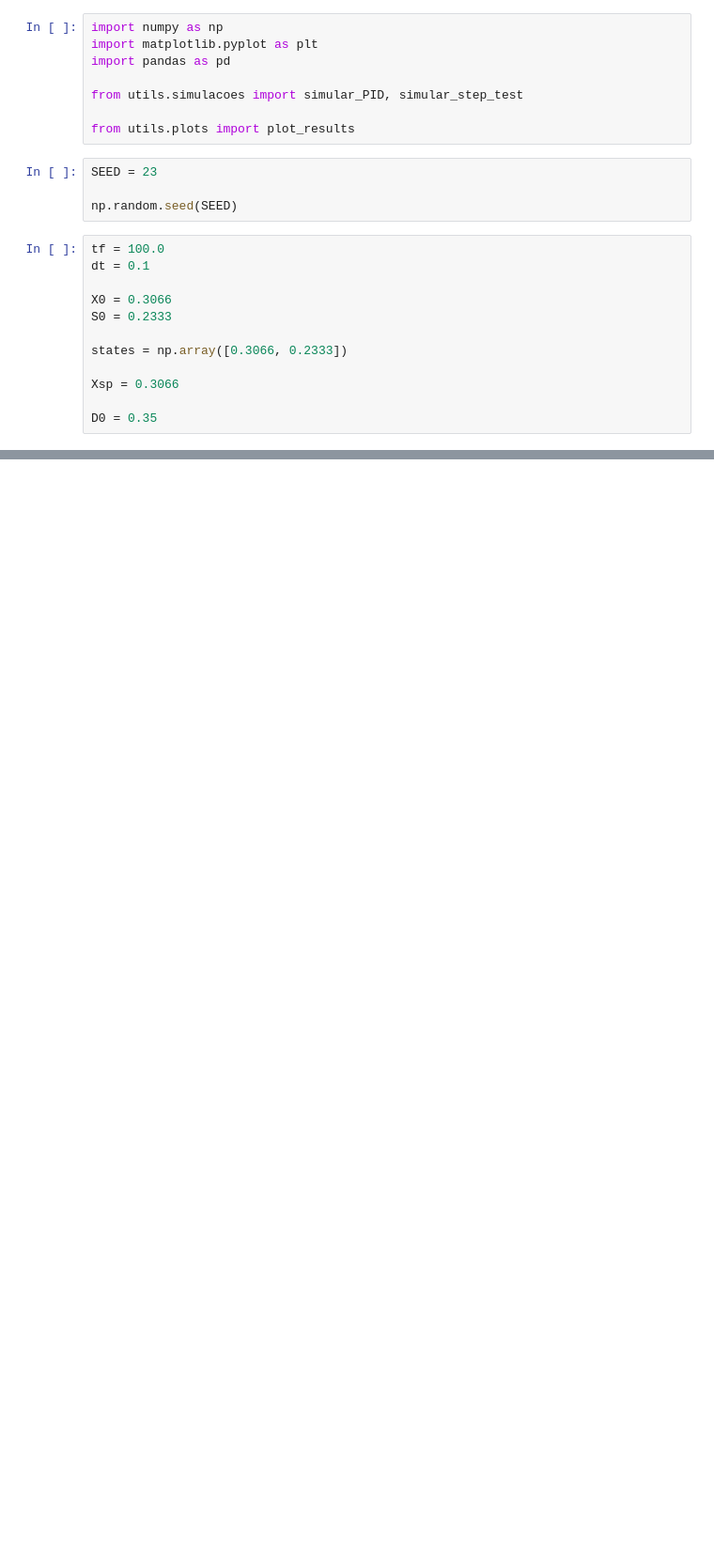
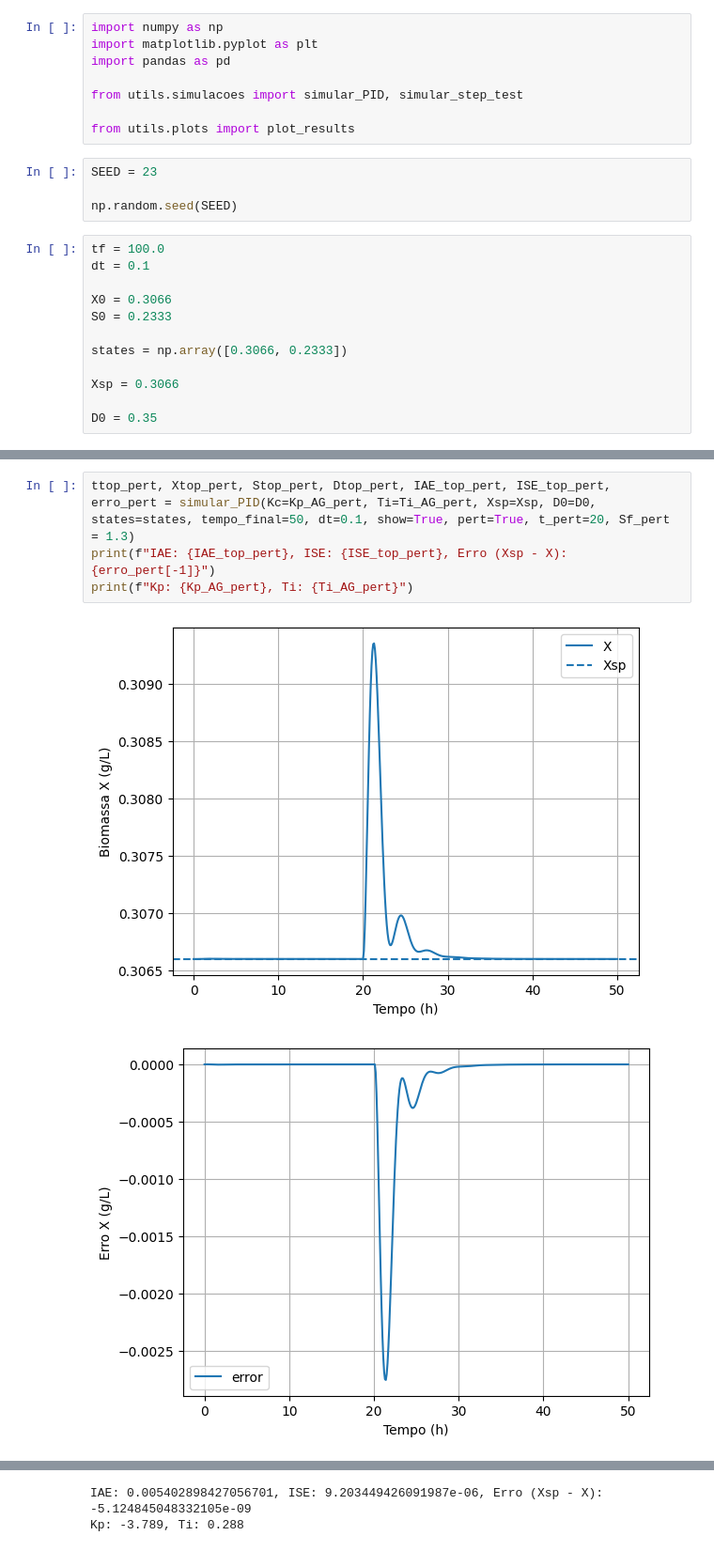
Before and after one commit to andersonmoura-cn/BioReator, a Jupyter notebook: src/genetico.ipynb, the cells around one changed output, grey strips where cells are left out. Shown at 94% size. Cells and saved outputs as stored; diff of their text form; blank space fills up the shorter version.

```diff
--- a/src/genetico.ipynb
+++ b/src/genetico.ipynb
@@ -254,0 +274,7 @@ Kp: -3.789, Ti: 0.288
+# %%
+ttop_pert, Xtop_pert, Stop_pert, Dtop_pert, IAE_top_pert, ISE_top_pert, erro_pert = simular_PID(Kc=Kp_AG_pert, Ti=Ti_AG_pert, Xsp=Xsp, D0=D0, states=states, tempo_final=50, dt=0.1, show=True, pert=True, t_pert=20, Sf_pert = 1.3)
+print(f"IAE: {IAE_top_pert}, ISE: {ISE_top_pert}, Erro (Xsp - X): {erro_pert[-1]}")
+print(f"Kp: {Kp_AG_pert}, Ti: {Ti_AG_pert}")
+# %% [output]
+[figure, added]
+[figure, added]
@@ -254,0 +283,2 @@ Kp: -3.789, Ti: 0.288
+IAE: 0.005402898427056701, ISE: 9.203449426091987e-06, Erro (Xsp - X): -5.124845048332105e-09
+Kp: -3.789, Ti: 0.288
```
Also changed, not shown: parts of 11 cells of this notebook.
